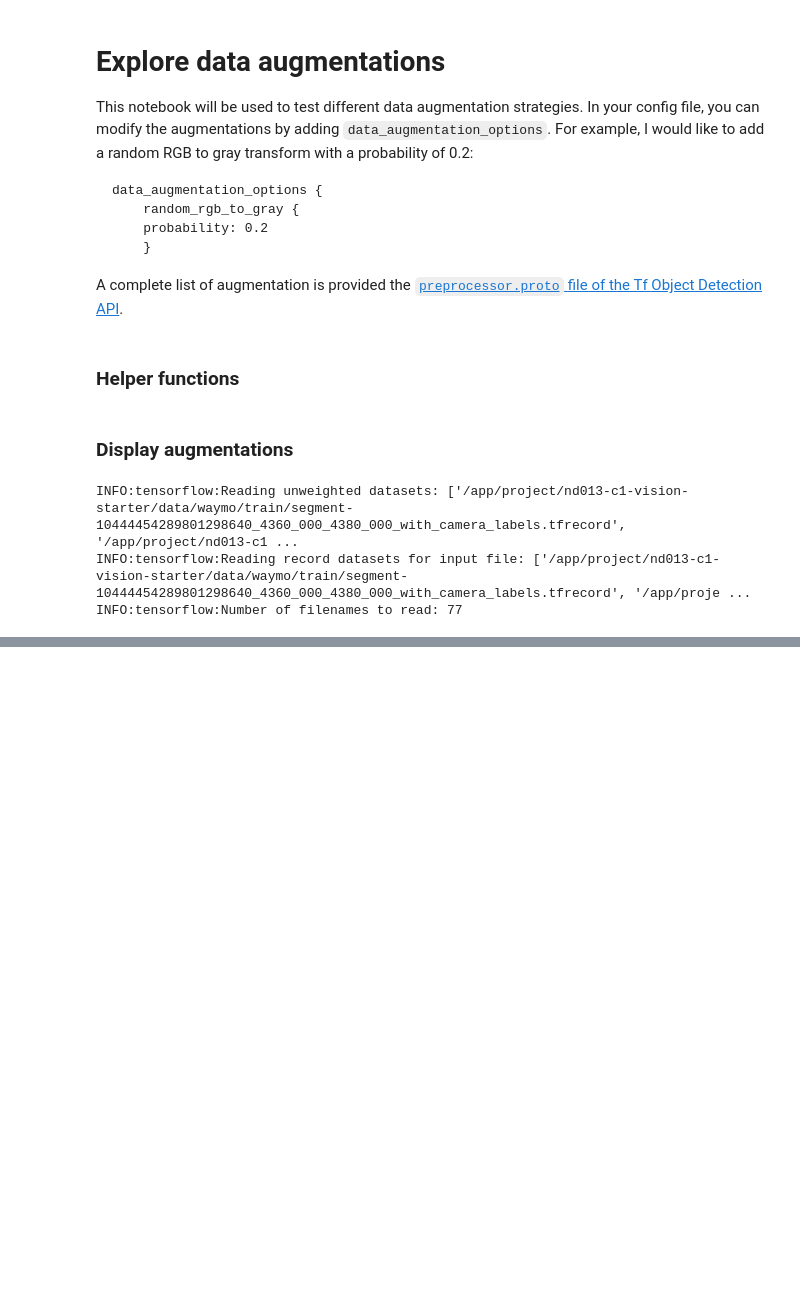
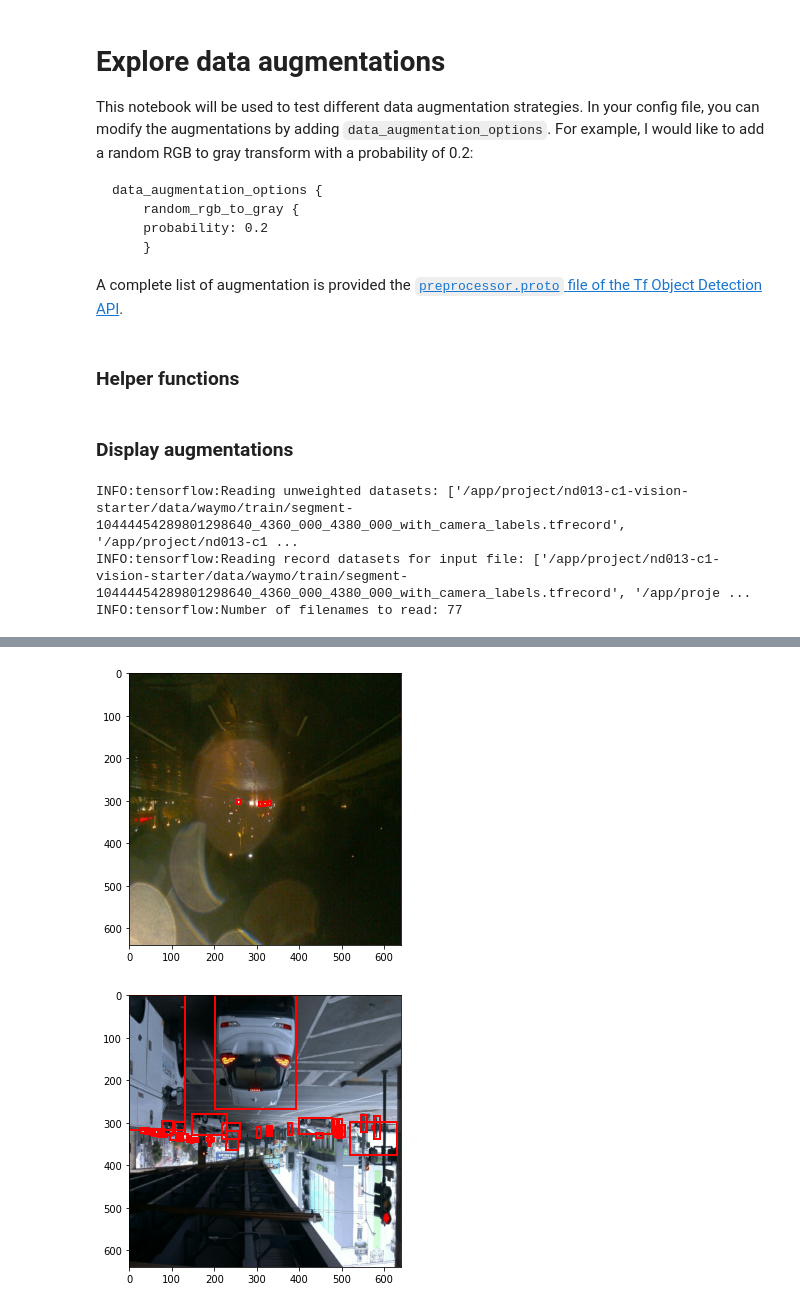
Before and after one commit to taemt94/Udacity_Self-Driving_Car_Engineer_Project, a Jupyter notebook: 1_Object_Detection_in_an_Urban_Environment/nd013-c1-vision-starter/Explore augmentations.ipynb, the cells around one changed output, grey strips where cells are left out. Cells and saved outputs as stored; diff of their text form; code cells hidden in the pictures; blank space fills up the shorter version.

```diff
--- a/1_Object_Detection_in_an_Urban_Environment/nd013-c1-vision-starter/Explore augmentations.ipynb
+++ b/1_Object_Detection_in_an_Urban_Environment/nd013-c1-vision-starter/Explore augmentations.ipynb
@@ -70,0 +87,4 @@ for batch in train_dataset.take(1):
+# %%
+### Random Vertical Flip Augmentation
+### Probability of vertical flip augmentation : 1.0
+train_dataset = get_train_input("./experiments/augmentations/pipeline_RandomVerticalFlip.config")
@@ -70,0 +95,8 @@ for batch in train_dataset.take(1):
+# %%
+%matplotlib inline
+
+for batch in train_dataset.take(1):
+    display_batch(batch)
+# %% [output]
+[figure, added]
+[figure, added]
```
Also changed, not shown: parts of 14 cells of this notebook, 7 other files.
